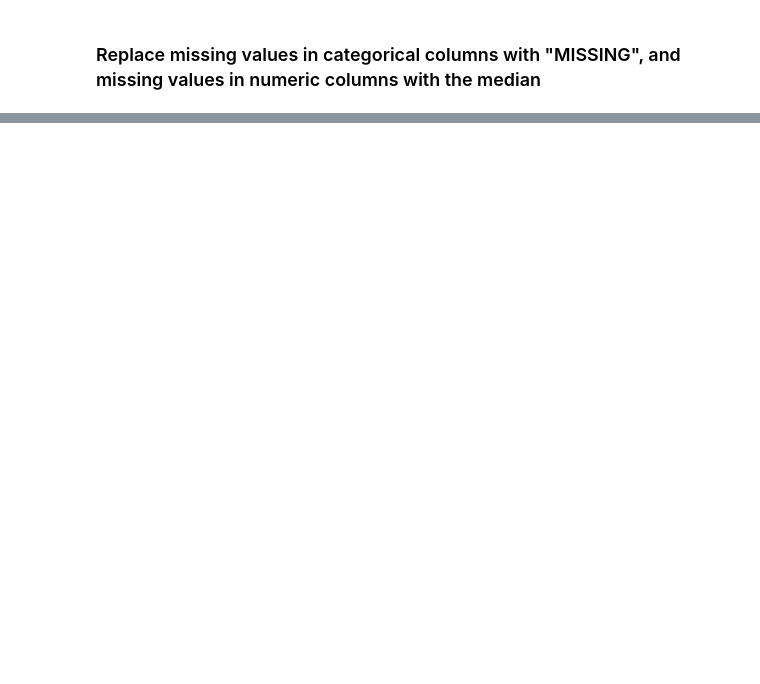
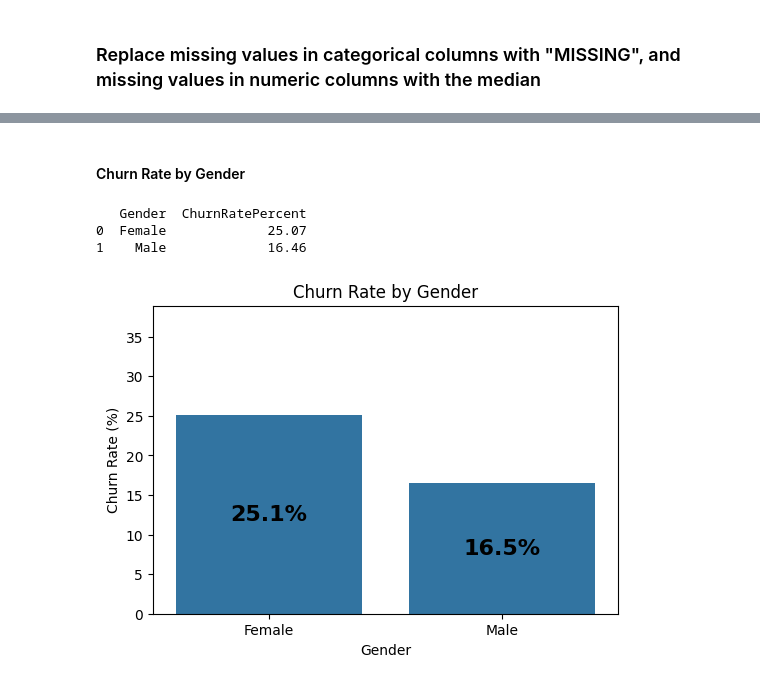
Before and after one commit to MariiaKrestenko/bank-customer-churn, a Jupyter notebook: main.ipynb, the cells around one changed output, grey strips where cells are left out. Saved outputs shown, nothing was run; the diff lists cells and outputs as text; code cells hidden in the pictures; blank space fills up the shorter version.

```diff
--- a/main.ipynb
+++ b/main.ipynb
@@ -130,0 +287,43 @@ customers.EstimatedSalary = np.where(customers.EstimatedSalary.isna(),customers.
+# %% [markdown]
+#### Churn Rate by Gender
+# %%
+churn_by_gender = (
+    customers
+    .groupby("Gender")["Exited"]
+    .mean()
+    .mul(100)
+    .round(2)
+    .reset_index(name="ChurnRatePercent")
+)
+
+print(churn_by_gender)
+# %% [output]
+   Gender  ChurnRatePercent
+0  Female             25.07
+1    Male             16.46
+# %%
+# Churn rate by Gender Barplot
+plt.figure(figsize=(6, 4))
+ax = sns.barplot(
+    data=churn_by_gender,
+    x="Gender",
+    y="ChurnRatePercent"
+)
+
+for container in ax.containers:
+    ax.bar_label(
+        container,
+        label_type="center",
+        fmt="%.1f%%",             # format as percentage, e.g. 23.4%
+        fontsize=16,
+        fontweight="bold"
+    )
+
+plt.title("Churn Rate by Gender")
+plt.ylabel("Churn Rate (%)")
+plt.xlabel("Gender")
+plt.ylim(0, churn_by_geo["ChurnRatePercent"].max() * 1.2)
+
+plt.show()
+# %% [output]
+[figure, added]
```
Also changed, not shown: parts of 35 cells of this notebook.
